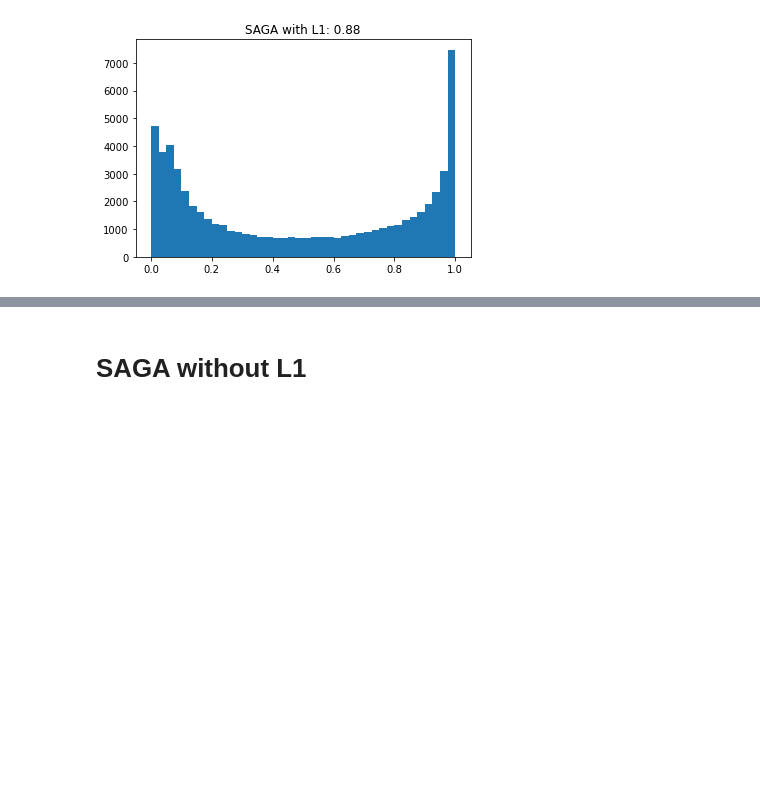
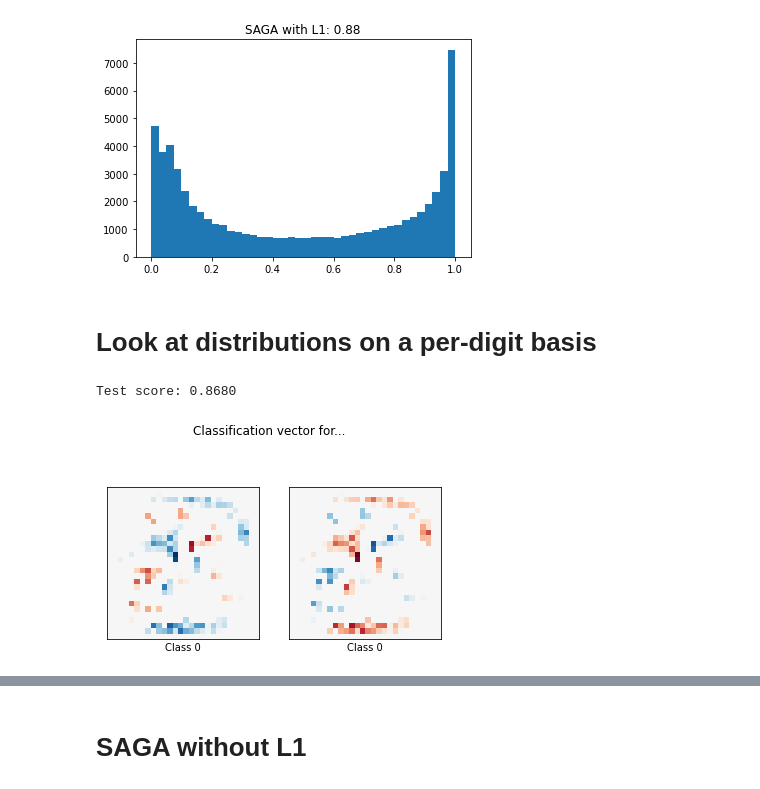
Before and after one commit to mburhanpurkar/multicalibration, a Jupyter notebook: Logistic Regression Comparison.ipynb, the cells around one changed output, grey strips where cells are left out. Drawn from its saved outputs; the diff is of its cells as text; code cells hidden in the pictures; blank space fills up the shorter version.

Commit message:
Add per-digit distributions

```diff
--- a/Logistic Regression Comparison.ipynb
+++ b/Logistic Regression Comparison.ipynb
@@ -89,3 +89,48 @@ Test score: 0.8720
 Test score: 0.8800
 [figure]
 [figure]
+# %% [markdown]
+# Look at distributions on a per-digit basis
+# %%
+y_train_original = y_train
+y_test_original = y_test
+
+y_train = list(map(lambda x: x > 4, y_train))
+y_train = list(map(int, y_train))
+y_train = np.array(y_train)
+
+y_valid = list(map(lambda x: x > 4, y_valid))
+y_valid = list(map(int, y_valid))
+y_valid = np.array(y_valid)
+
+y_test = list(map(lambda x: x > 4, y_test))
+y_test = list(map(int, y_test))
+y_test = np.array(y_test)
+
+clf = LogisticRegression(solver='saga', penalty='l1', C=100 / n_train, tol=0.001, max_iter=10000)
+clf.fit(X_train, y_train)
+
+sparsity = np.mean(clf.coef_ == 0) * 100
+score = clf.score(X_valid, y_valid)
+print("Test score: %.4f" % score)
+
+coef = clf.coef_.copy()
+scale = np.abs(coef).max()
+fig, ax = plt.subplots(1, 2, sharex=True)
+ax[0].imshow(coef.reshape(28, 28), interpolation='nearest',
+               cmap=plt.cm.RdBu, vmin=-scale, vmax=scale)
+ax[1].imshow((coef * -1).reshape(28, 28), interpolation='nearest',
+               cmap=plt.cm.RdBu, vmin=-scale, vmax=scale)
+ax[0].set_xticks(())
+ax[0].set_yticks(())
+ax[0].set_xlabel('Class 0')
+ax[1].set_xticks(())
+ax[1].set_yticks(())
+ax[1].set_xlabel('Class 0')
+plt.suptitle('Classification vector for...')
+plt.show()
+
+predictions = clf.predict_proba(X_test)[:, 1]
+# %% [output]
+Test score: 0.8680
+[figure, added]
```
Also changed, not shown: parts of 2 cells of this notebook.
